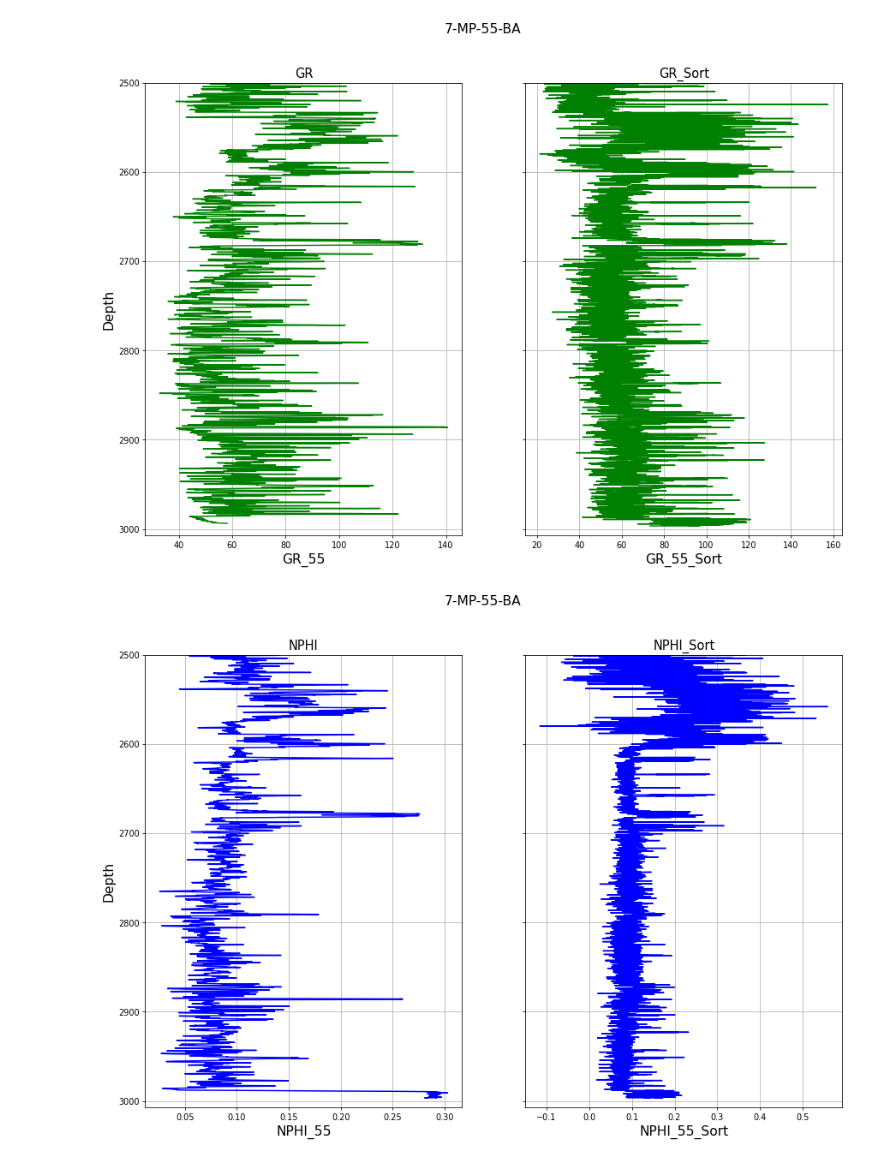
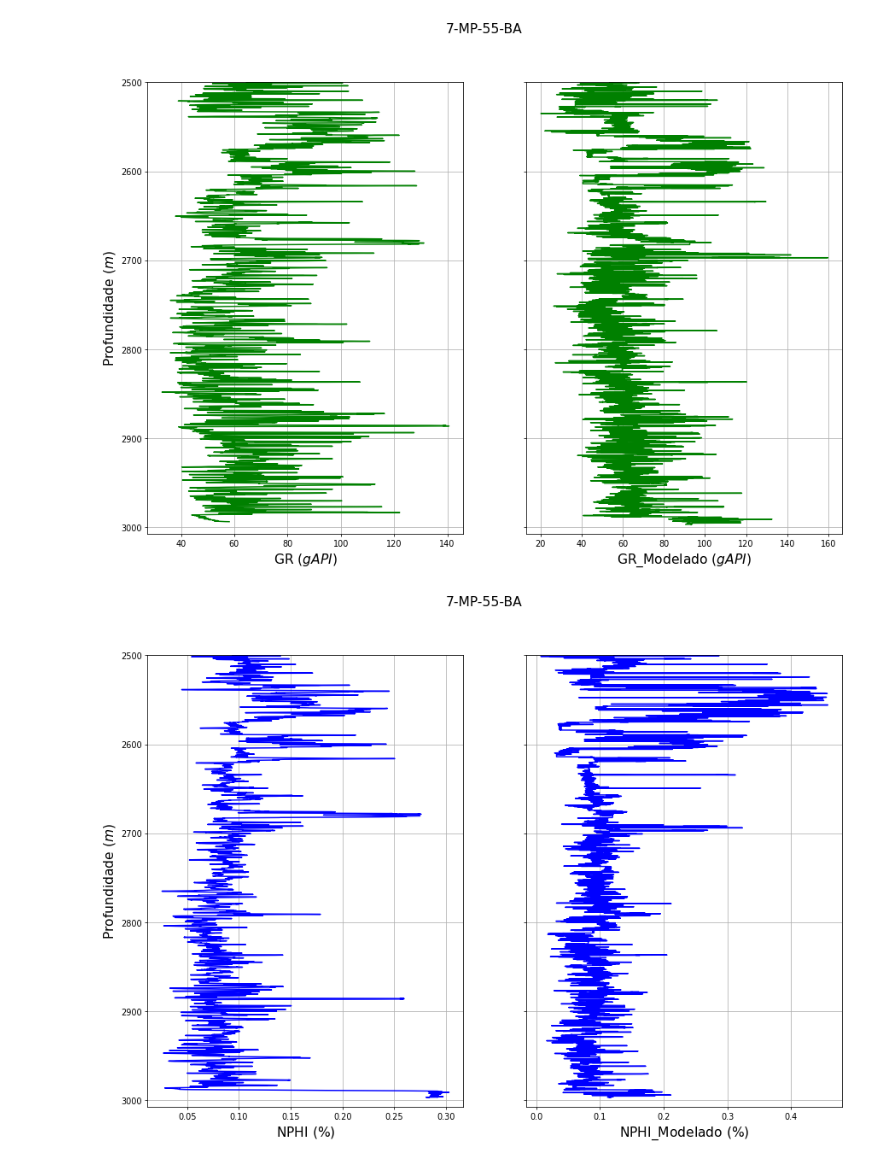
Before and after one commit to rmotadutra/PFG_2020, a Jupyter notebook: codes/CreateDatabase.ipynb, the cells around one changed output. Cells and saved outputs as stored; diff of their text form; code cells hidden in the pictures.

```diff
--- a/codes/CreateDatabase.ipynb
+++ b/codes/CreateDatabase.ipynb
@@ -20,7 +20,7 @@ well_47['LITHOLOGY'] = well_47['Lith_new']
 #setting top and base of the Maracangalha formation
 top = 2500.00
 base = 3100.00
-step = 100.0
+step = 3.0
 overlap = 0.00
 # %%
 # cutting all curves of all wells, selecting the top-base range
@@ -106,14 +112,16 @@ gr_sort_55 = defs.sort_curve(separate_55, database, litho_types, 'GR', step, top
 # %%
+#Arrumar os limites dos eixos
+#colocar perfil de litologia
 grafico = appynho.plotagem(2, titulo = '7-MP-55-BA', altura = 10, comprimento = 15 )
-grafico.plot_s(0, separate_55['GR'], separate_55['DEPTH'], cor = 'g', descricao_x = 'GR_55', descricao_y = 'Depth', titulo = 'GR')
-grafico.plot_s(1, gr_sort_55, separate_55['DEPTH'], cor = 'g', descricao_x = 'GR_55_Sort', descricao_y = 'Depth', titulo = 'GR_Sort')
+grafico.plot_s(0, separate_55['GR'], separate_55['DEPTH'], cor = 'g', descricao_x = 'GR $(gAPI)$', descricao_y = 'Profundidade $(m)$', titulo='')
+grafico.plot_s(1, gr_sort_55, separate_55['DEPTH'], cor = 'g', descricao_x = 'GR_Modelado $(gAPI)$', descricao_y = 'Profundidade $(m)$', titulo='')
 # %% [output]
-[figure, old version]
+[figure, new version]
 # %%
 nphi_sort_55 = defs.sort_curve(separate_55, database, litho_types, 'NPHI', step, top, base)
 # %%
 grafico = appynho.plotagem(2, titulo = '7-MP-55-BA', altura = 10, comprimento = 15 )
-grafico.plot_s(0, separate_55['NPHI'], separate_55['DEPTH'], cor = 'b', descricao_x = 'NPHI_55', descricao_y = 'Depth', titulo = 'NPHI')
-grafico.plot_s(1, nphi_sort_55, separate_55['DEPTH'], cor = 'b', descricao_x = 'NPHI_55_Sort', descricao_y = 'Depth', titulo = 'NPHI_Sort')
+grafico.plot_s(0, separate_55['NPHI'], separate_55['DEPTH'], cor = 'b', descricao_x = 'NPHI $(\%)$', descricao_y = 'Profundidade $(m)$', titulo = '')
+grafico.plot_s(1, nphi_sort_55, separate_55['DEPTH'], cor = 'b', descricao_x = 'NPHI_Modelado $(\%)$', descricao_y = 'Profundidade $(m)$', titulo = '')
 # %% [output]
-[figure, old version]
+[figure, new version]
```
Also changed, not shown: parts of 8 cells of this notebook, 4 other files.
